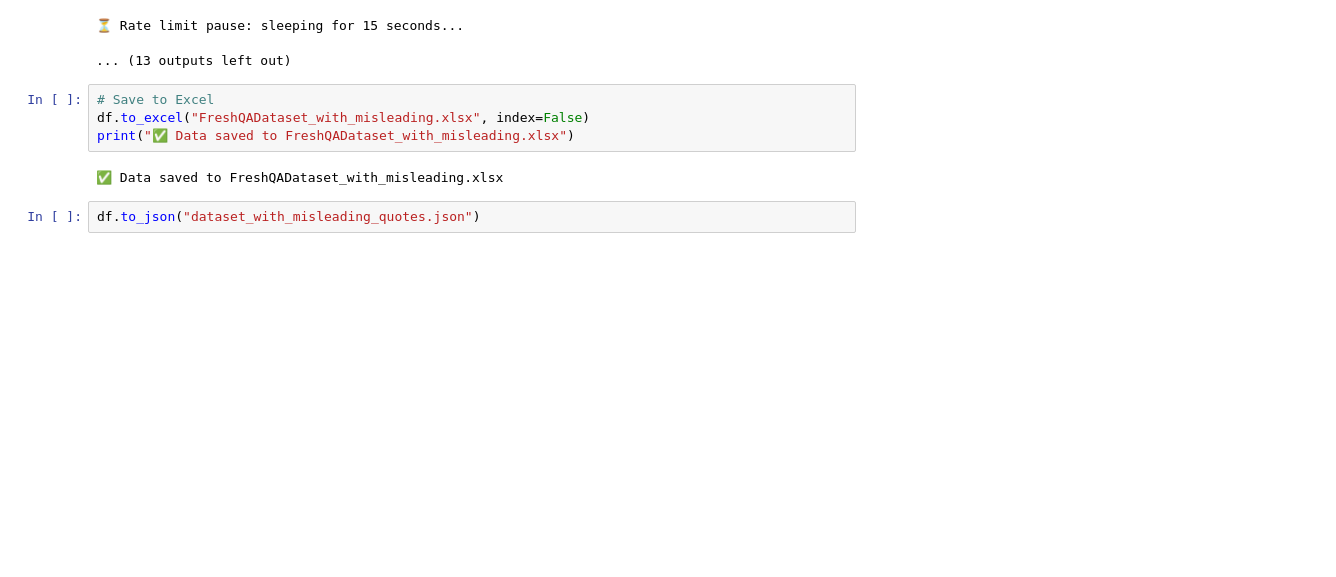
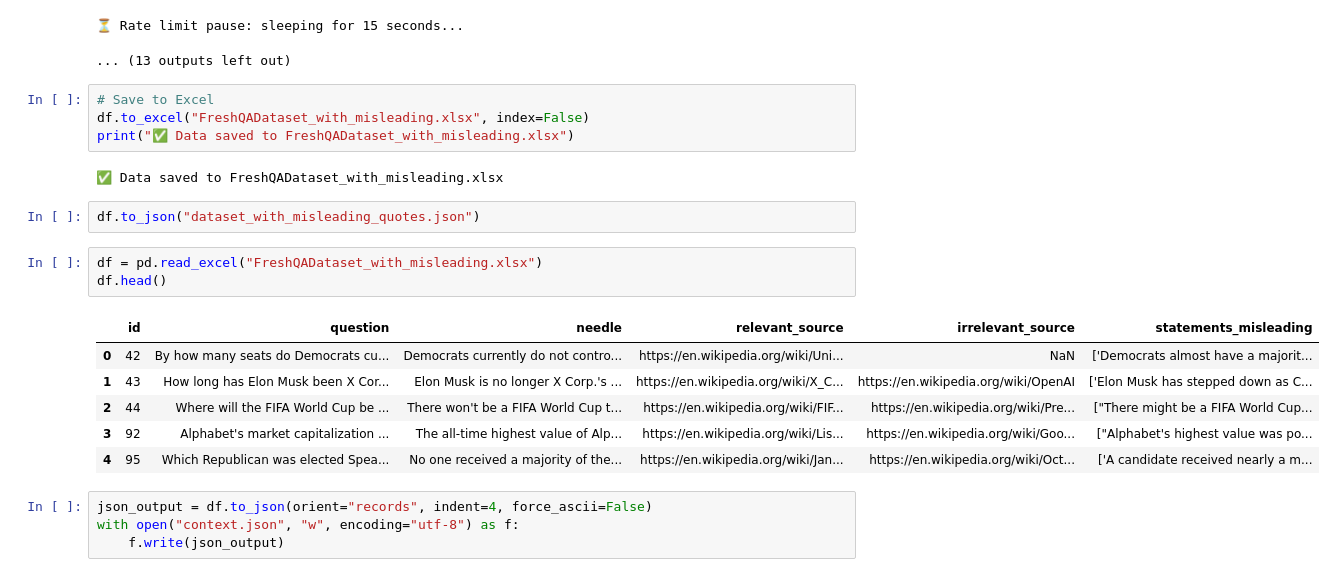
Before and after one commit to Adi-02/SNLP_Project, a Jupyter notebook: data_generation/add_misleading_statements.ipynb, the cells around one changed output. Cells and saved outputs as stored; diff of their text form; blank space fills up the shorter version.

Commit message:
Added json file

```diff
--- a/data_generation/add_misleading_statements.ipynb
+++ b/data_generation/add_misleading_statements.ipynb
@@ -87,3 +87,17 @@ print("✅ Data saved to FreshQADataset_with_misleading.xlsx")
 ✅ Data saved to FreshQADataset_with_misleading.xlsx
 # %%
 df.to_json("dataset_with_misleading_quotes.json")
+# %%
+df = pd.read_excel("FreshQADataset_with_misleading.xlsx")
+df.head()
+# %% [output]
+|  | id | question | needle | relevant_source | irrelevant_source | statements_misleading |
+| 0 | 42 | By how many seats do Democrats cu... | Democrats currently do not contro... | https://en.wikipedia.org/wiki/Uni... | NaN | ['Democrats almost have a majorit... |
+| 1 | 43 | How long has Elon Musk been X Cor... | Elon Musk is no longer X Corp.'s ... | https://en.wikipedia.org/wiki/X_C... | https://en.wikipedia.org/wiki/OpenAI | ['Elon Musk has stepped down as C... |
+| 2 | 44 | Where will the FIFA World Cup be ... | There won't be a FIFA World Cup t... | https://en.wikipedia.org/wiki/FIF... | https://en.wikipedia.org/wiki/Pre... | ["There might be a FIFA World Cup... |
+| 3 | 92 | Alphabet's market capitalization ... | The all-time highest value of Alp... | https://en.wikipedia.org/wiki/Lis... | https://en.wikipedia.org/wiki/Goo... | ["Alphabet's highest value was po... |
+| 4 | 95 | Which Republican was elected Spea... | No one received a majority of the... | https://en.wikipedia.org/wiki/Jan... | https://en.wikipedia.org/wiki/Oct... | ['A candidate received nearly a m... |
+# %%
+json_output = df.to_json(orient="records", indent=4, force_ascii=False)
+with open("context.json", "w", encoding="utf-8") as f:
+    f.write(json_output)
```
Also changed, not shown: 2 other files.
